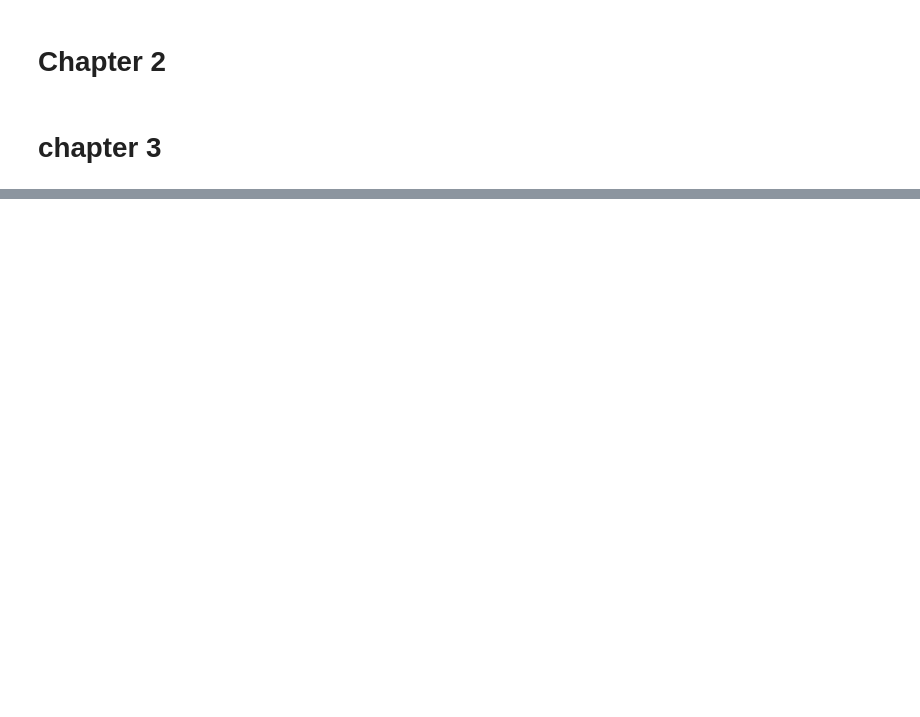
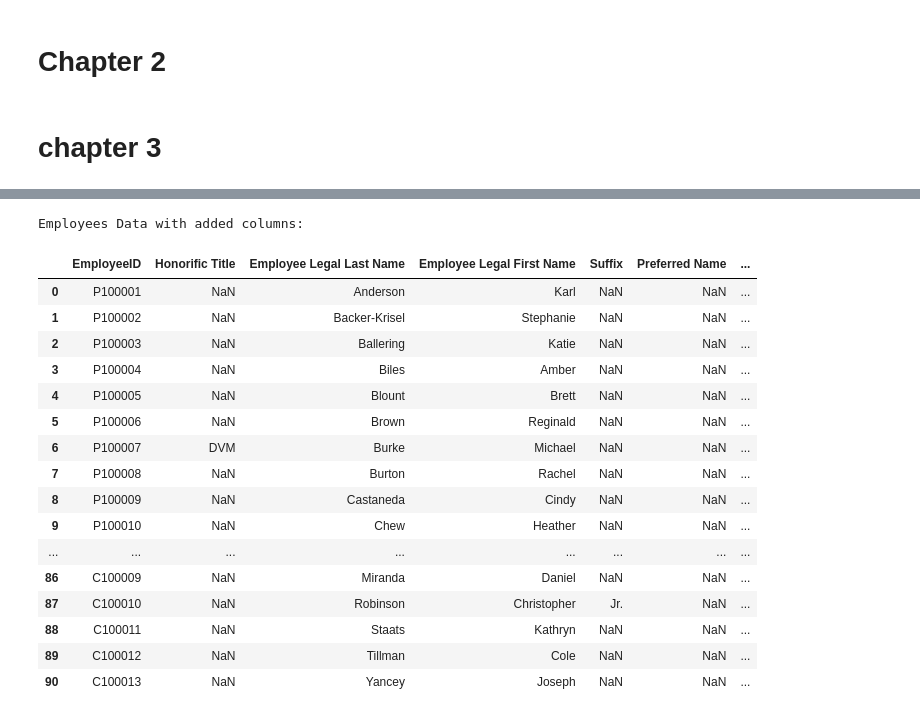
Before and after one commit to robertnesterodhiambo/robertnesterodhiambo-Data-analysis, a Jupyter notebook: ohsc/ohsc.ipynb, the cells around one changed output, grey strips where cells are left out. Saved outputs shown, nothing was run; the diff lists cells and outputs as text; code cells hidden in the pictures; blank space fills up the shorter version.

```diff
--- a/ohsc/ohsc.ipynb
+++ b/ohsc/ohsc.ipynb
@@ -199,0 +303,52 @@ Employees Data with Employee ID, Honorific Title, Employee Legal Last Name, Empl
+# %%
+import pandas as pd
+
+# File path
+file_path_ohs = '/home/dragon/Git/Data/ohs-hc-template_v11.xlsx'
+
+# Read specific sheets into DataFrames
+external_detailee_data_template = pd.read_excel(file_path_ohs, sheet_name='External Detailee Data Template')
+direct_support_ctr_template = pd.read_excel(file_path_ohs, sheet_name='Direct Support CTR Template')
+
+# Extract columns from External Detailee Template
+date_not_to_exceed = external_detailee_data_template['Date Not to Exceed'].rename('Date Not To Exceed')
+home_organization = external_detailee_data_template['Home Organization2'].rename('Home Organization')
+reimbursable = external_detailee_data_template['Reimbusable'].rename('Reimbursable')
+
+# Extract columns from Direct Support CTR Template
+gfe_mobile_phone_id = direct_support_ctr_template['GFE Mobile Phone ID Number'].rename('GFE Mobile Phone ID Number')
+gfe_laptop_id = direct_support_ctr_template['GFE Laptop ID Number'].rename('GFE Laptop ID Number')
+piv_card = direct_support_ctr_template['PIV Card'].rename('PIV Card')
+contract_end_date = direct_support_ctr_template['Contract End Date'].rename('Contract End Date')
+
+# Add these columns to employees_data DataFrame
+employees_data['Date Not To Exceed'] = date_not_to_exceed
+employees_data['Home Organization'] = home_organization
+employees_data['Reimbursable'] = reimbursable
+employees_data['GFE Mobile Phone ID Number'] = gfe_mobile_phone_id
+employees_data['GFE Laptop ID Number'] = gfe_laptop_id
+employees_data['PIV Card'] = piv_card
+employees_data['Contract End Date'] = contract_end_date
+
+# Display the updated DataFrame
+print("Employees Data with added columns:")
+employees_data
+# %% [output]
+Employees Data with added columns:
+|  | EmployeeID | Honorific Title | Employee Legal Last Name | Employee Legal First Name | Suffix | Preferred Name | ... |
+| 0 | P100001 | NaN | Anderson | Karl | NaN | NaN | ... |
+| 1 | P100002 | NaN | Backer-Krisel | Stephanie | NaN | NaN | ... |
+| 2 | P100003 | NaN | Ballering | Katie | NaN | NaN | ... |
+| 3 | P100004 | NaN | Biles | Amber | NaN | NaN | ... |
+| 4 | P100005 | NaN | Blount | Brett | NaN | NaN | ... |
+| 5 | P100006 | NaN | Brown | Reginald | NaN | NaN | ... |
+| 6 | P100007 | DVM | Burke | Michael | NaN | NaN | ... |
+| 7 | P100008 | NaN | Burton | Rachel | NaN | NaN | ... |
+| 8 | P100009 | NaN | Castaneda | Cindy | NaN | NaN | ... |
+| 9 | P100010 | NaN | Chew | Heather | NaN | NaN | ... |
+| ... | ... | ... | ... | ... | ... | ... | ... |
+| 86 | C100009 | NaN | Miranda | Daniel | NaN | NaN | ... |
+| 87 | C100010 | NaN | Robinson | Christopher | Jr. | NaN | ... |
+| 88 | C100011 | NaN | Staats | Kathryn | NaN | NaN | ... |
+| 89 | C100012 | NaN | Tillman | Cole | NaN | NaN | ... |
+| 90 | C100013 | NaN | Yancey | Joseph | NaN | NaN | ... |
```
Also changed, not shown: parts of 8 cells of this notebook.
